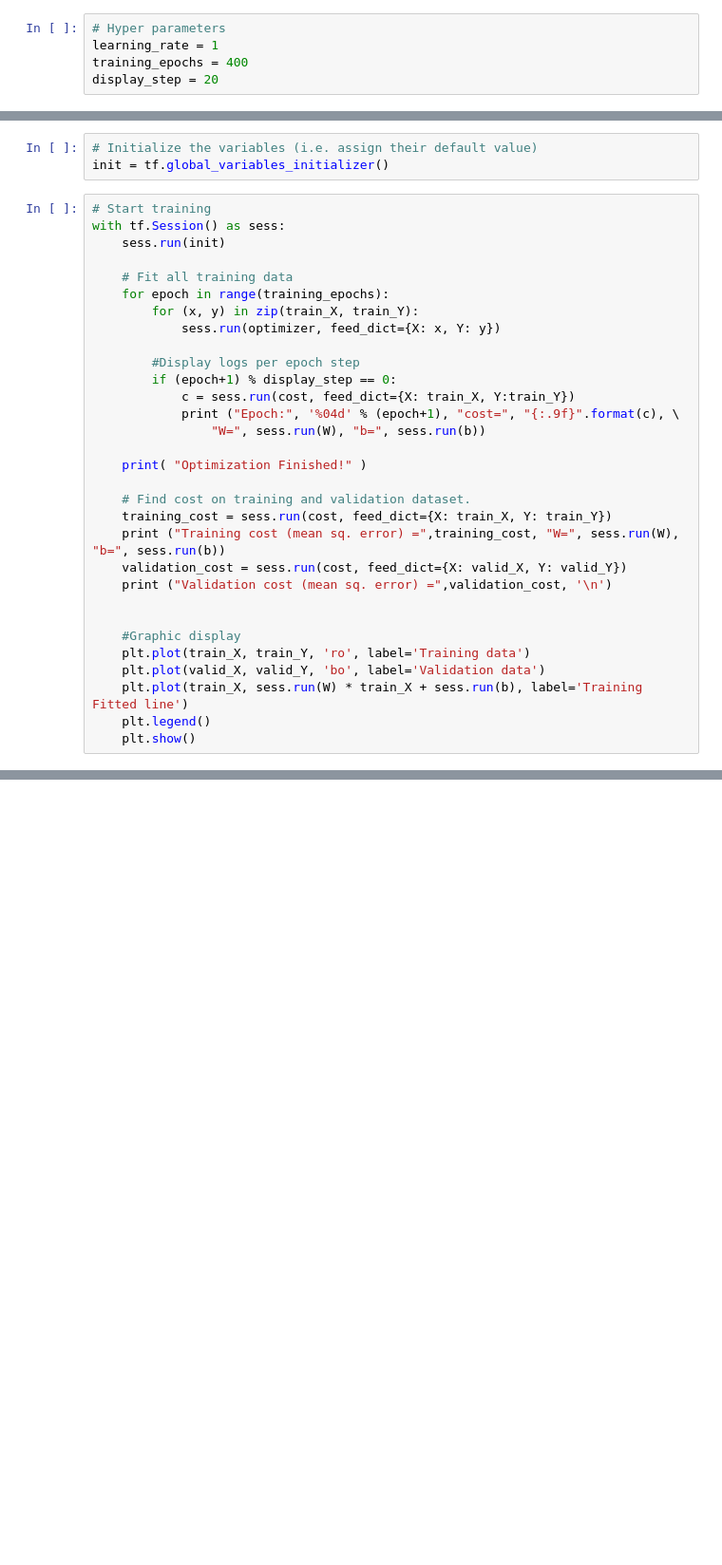
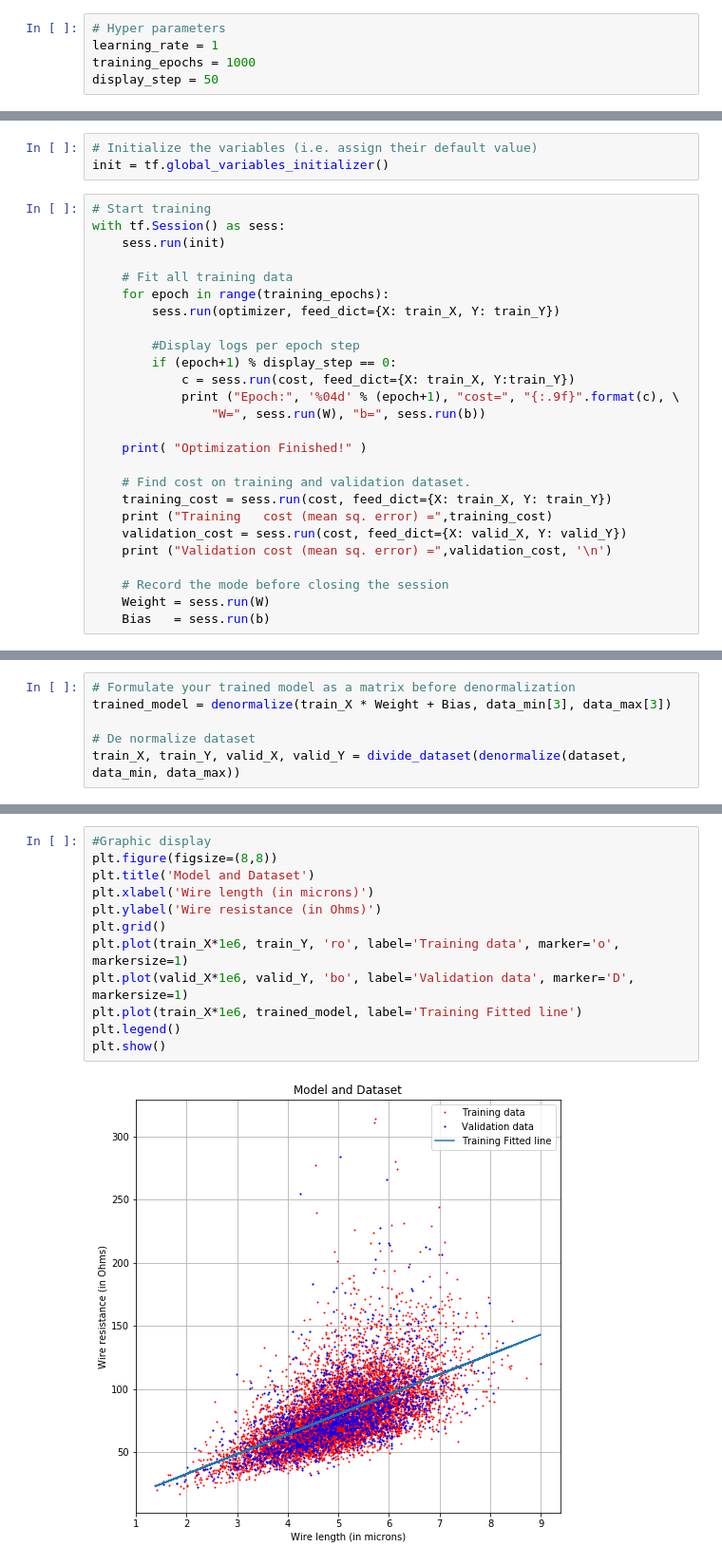
Before and after one commit to srohit0/mida, a Jupyter notebook: notebooks/Linear Regression with One Variable.ipynb, the cells around one changed output, grey strips where cells are left out. Shown at 95% size. Saved outputs shown, nothing was run; the diff lists cells and outputs as text; blank space fills up the shorter version.

```diff
--- a/notebooks/Linear Regression with One Variable.ipynb
+++ b/notebooks/Linear Regression with One Variable.ipynb
@@ -8,8 +8,8 @@ import matplotlib.pyplot as plt
 # %%
 # Hyper parameters
 learning_rate = 1
-training_epochs = 400
-display_step = 20
+training_epochs = 1000
+display_step = 50
 # %% [markdown]
 ## Dataset
 
@@ -108,8 +108,7 @@ with tf.Session() as sess:
 
     # Fit all training data
     for epoch in range(training_epochs):
-        for (x, y) in zip(train_X, train_Y):
-            sess.run(optimizer, feed_dict={X: x, Y: y})
+        sess.run(optimizer, feed_dict={X: train_X, Y: train_Y})
 
         #Display logs per epoch step
         if (epoch+1) % display_step == 0:
@@ -121,15 +120,11 @@ with tf.Session() as sess:
 
     # Find cost on training and validation dataset.
     training_cost = sess.run(cost, feed_dict={X: train_X, Y: train_Y})
-    print ("Training cost (mean sq. error) =",training_cost, "W=", sess.run(W), "b=", sess.run(b))
+    print ("Training   cost (mean sq. error) =",training_cost)
     validation_cost = sess.run(cost, feed_dict={X: valid_X, Y: valid_Y})
     print ("Validation cost (mean sq. error) =",validation_cost, '\n')
 
-
-    #Graphic display
-    plt.plot(train_X, train_Y, 'ro', label='Training data')
-    plt.plot(valid_X, valid_Y, 'bo', label='Validation data')
-    plt.plot(train_X, sess.run(W) * train_X + sess.run(b), label='Training Fitted line')
-    plt.legend()
-    plt.show()
+    # Record the mode before closing the session
+    Weight = sess.run(W)
+    Bias   = sess.run(b)
 # %% [output]
@@ -153,0 +150,6 @@ Validation cost (mean sq. error) = 0.000720103
+# %%
+# Formulate your trained model as a matrix before denormalization
+trained_model = denormalize(train_X * Weight + Bias, data_min[3], data_max[3])
+
+# De normalize dataset
+train_X, train_Y, valid_X, valid_Y = divide_dataset(denormalize(dataset, data_min, data_max))
@@ -153,0 +158,14 @@ Validation cost (mean sq. error) = 0.000720103
+# %%
+#Graphic display
+plt.figure(figsize=(8,8))
+plt.title('Model and Dataset')
+plt.xlabel('Wire length (in microns)')
+plt.ylabel('Wire resistance (in Ohms)')
+plt.grid()
+plt.plot(train_X*1e6, train_Y, 'ro', label='Training data', marker='o', markersize=1)
+plt.plot(valid_X*1e6, valid_Y, 'bo', label='Validation data', marker='D', markersize=1)
+plt.plot(train_X*1e6, trained_model, label='Training Fitted line')
+plt.legend()
+plt.show()
+# %% [output]
+[figure, added]
```
Also changed, not shown: parts of 9 cells of this notebook, 1 other file.
